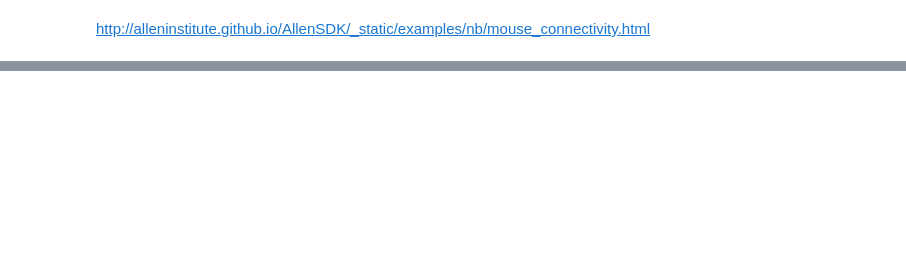
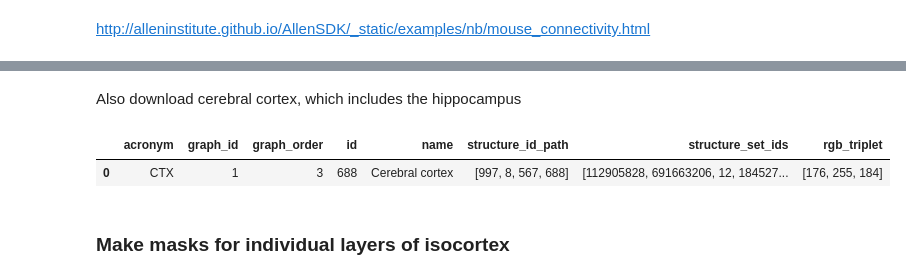
Before and after one commit to juhuntenburg/mouse_gradients, a Jupyter notebook: Allen_API.ipynb, the cells around one changed output, grey strips where cells are left out. Saved outputs shown, nothing was run; the diff lists cells and outputs as text; code cells hidden in the pictures; blank space fills up the shorter version.

```diff
--- a/Allen_API.ipynb
+++ b/Allen_API.ipynb
@@ -39,0 +51,7 @@ nb.Nifti1Image(cc_mask, np.eye(4)).to_filename('/home/julia/data/gradients/atlas
+# %% [markdown]
+Also download cerebral cortex, which includes the hippocampus
+# %%
+pd.DataFrame(structure_tree.get_structures_by_name(['Cerebral cortex']))
+# %% [output]
+|  | acronym | graph_id | graph_order | id | name | structure_id_path | structure_set_ids | rgb_triplet |
+| 0 | CTX | 1 | 3 | 688 | Cerebral cortex | [997, 8, 567, 688] | [112905828, 691663206, 12, 184527... | [176, 255, 184] |
@@ -40,3 +61,5 @@ nb.Nifti1Image(cc_mask, np.eye(4)).to_filename('/home/julia/data/gradients/atlas
+# %% [markdown]
+### Make masks for individual layers of isocortex
 # %%
 iso_structs = structure_tree.descendants([315])[0]
 # %%
```
Also changed, not shown: parts of 43 cells of this notebook, 19 other files.
